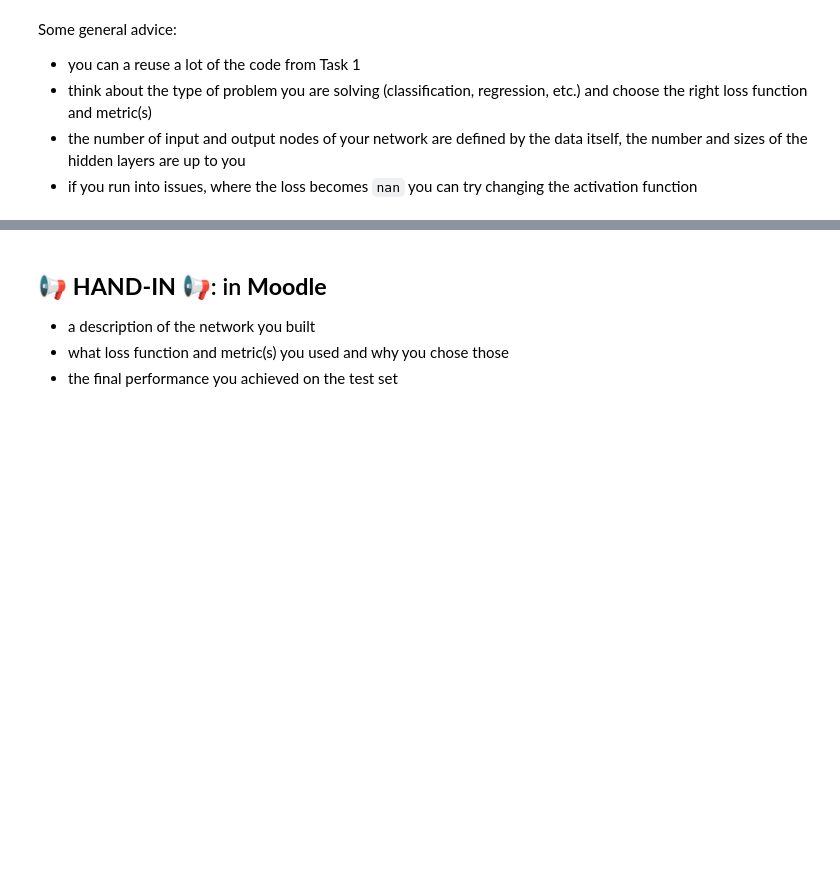
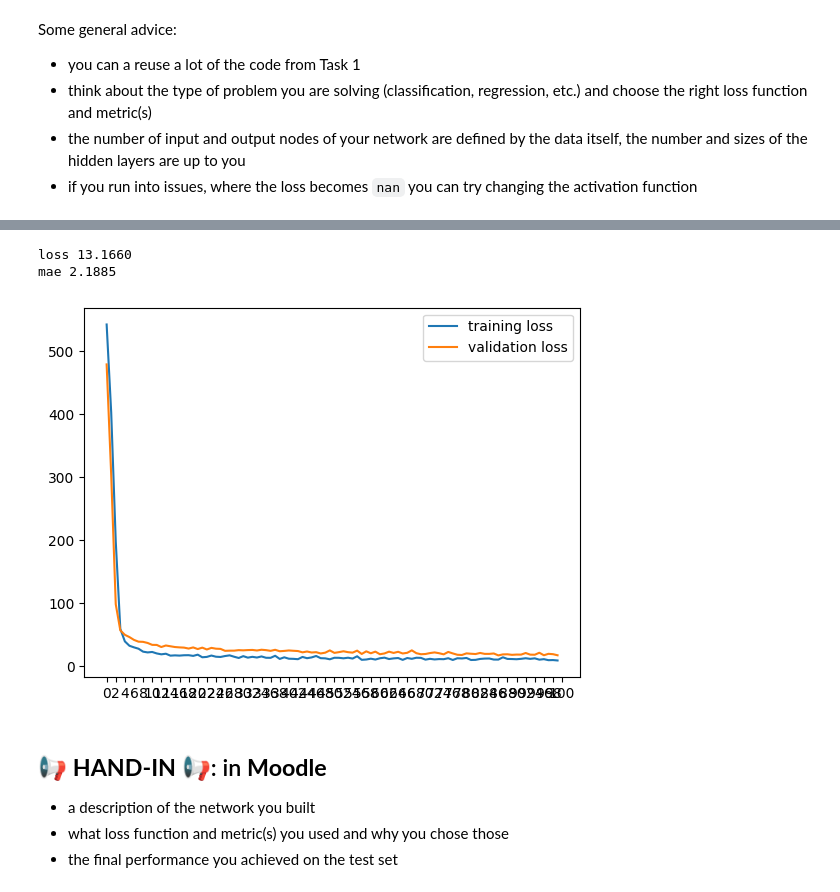
Before and after one commit to tumxo/mldm_hs22, a Jupyter notebook: labs/L10_Neural_Networks_2_LAB_ASSIGNMENT.ipynb, the cells around one changed output, grey strips where cells are left out. Drawn from its saved outputs; the diff is of its cells as text; code cells hidden in the pictures; blank space fills up the shorter version.

```diff
--- a/labs/L10_Neural_Networks_2_LAB_ASSIGNMENT.ipynb
+++ b/labs/L10_Neural_Networks_2_LAB_ASSIGNMENT.ipynb
@@ -132,7 +204,7 @@ model_dropout.summary()
 # %% [markdown]
 Below, we train the model in the same way as before.
 # %%
-model_dropout.compile(loss="categorical_crossentropy", optimizer="sgd", metrics=["accuracy"])
+model_dropout.compile(loss="categorical_crossentropy", optimizer="sgd", metrics=["accuracy"], jit_compile=True)
 history = model_dropout.fit(
   x_train,
   y_train,
@@ -330,0 +510,28 @@ Some general advice:
+# %%
+from sklearn import preprocessing
+from keras.models import Sequential
+from keras.layers import Dense
+from keras.layers import Normalization
+
+x_train_scaled = preprocessing.scale(x_train)
+scaler = preprocessing.StandardScaler().fit(x_train)
+x_test_scaled = scaler.transform(x_test)
+
+
+early_stopping = EarlyStopping(
+    monitor="val_loss",
+    mode="min",
+    patience=15,
+)
+
+model = Sequential()
+model.add(Input(shape=13))
+model.add(Dropout(rate=0.05))
+model.add(Dense(26, activation='relu'))
+model.add(Dense(52, activation='relu'))
+model.add(Dense(13, activation='linear'))
+model.add(Dense(1, activation='linear'))
+
+model.compile(optimizer='adam', loss = 'mse', metrics=['mae'])
+
+model.summary()
@@ -330,0 +558,10 @@ Some general advice:
+# %%
+history = model.fit(
+  x_train_scaled,
+  y_train,
+  batch_size=16,
+  epochs=100,
+  validation_split=.1,
+  callbacks=[early_stopping],
+  verbose=2
+)
@@ -331,3 +586,12 @@ Some general advice:
+# %%
+for m, v in zip(model.metrics_names, model.evaluate(x_test_scaled, y_test, verbose = 0)):
+  print(m, f"{v:.4f}")
+
+plot_history(history)
+# %% [output]
+loss 13.1660
+mae 2.1885
+[figure, added]
 # %% [markdown]
 ## 📢 **HAND-IN** 📢: in **Moodle**
 
```
Also changed, not shown: parts of 21 cells of this notebook, 7 other files.
